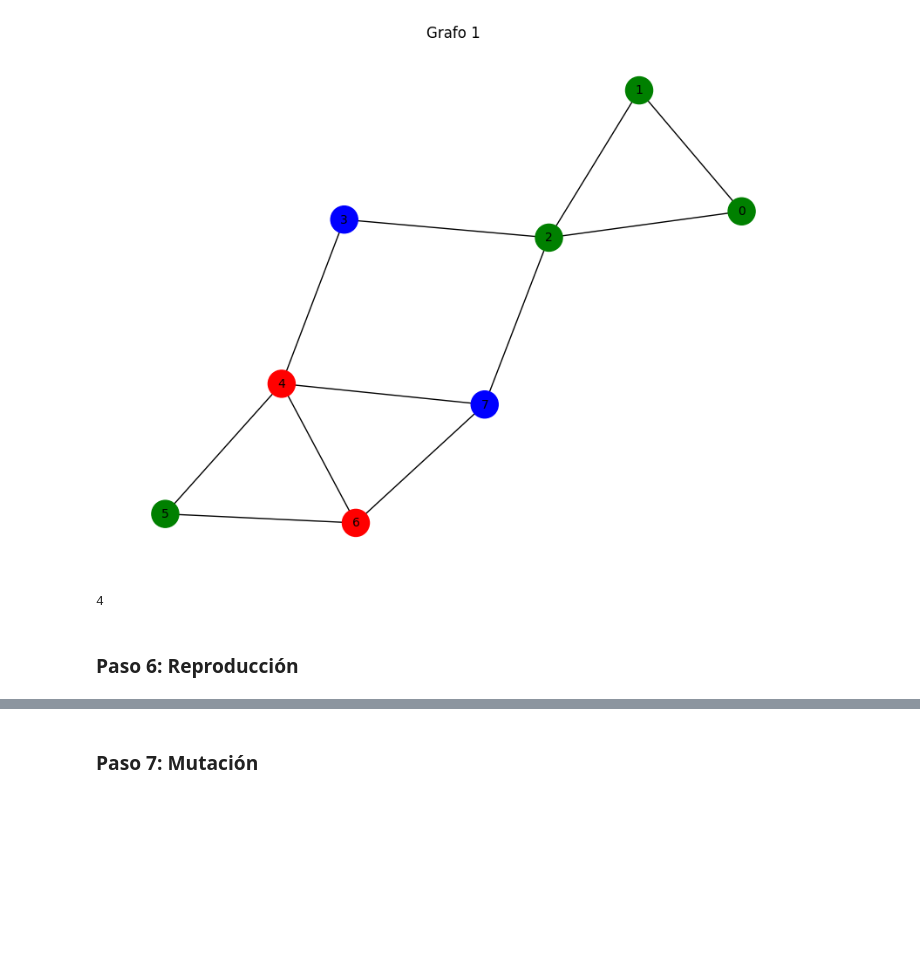
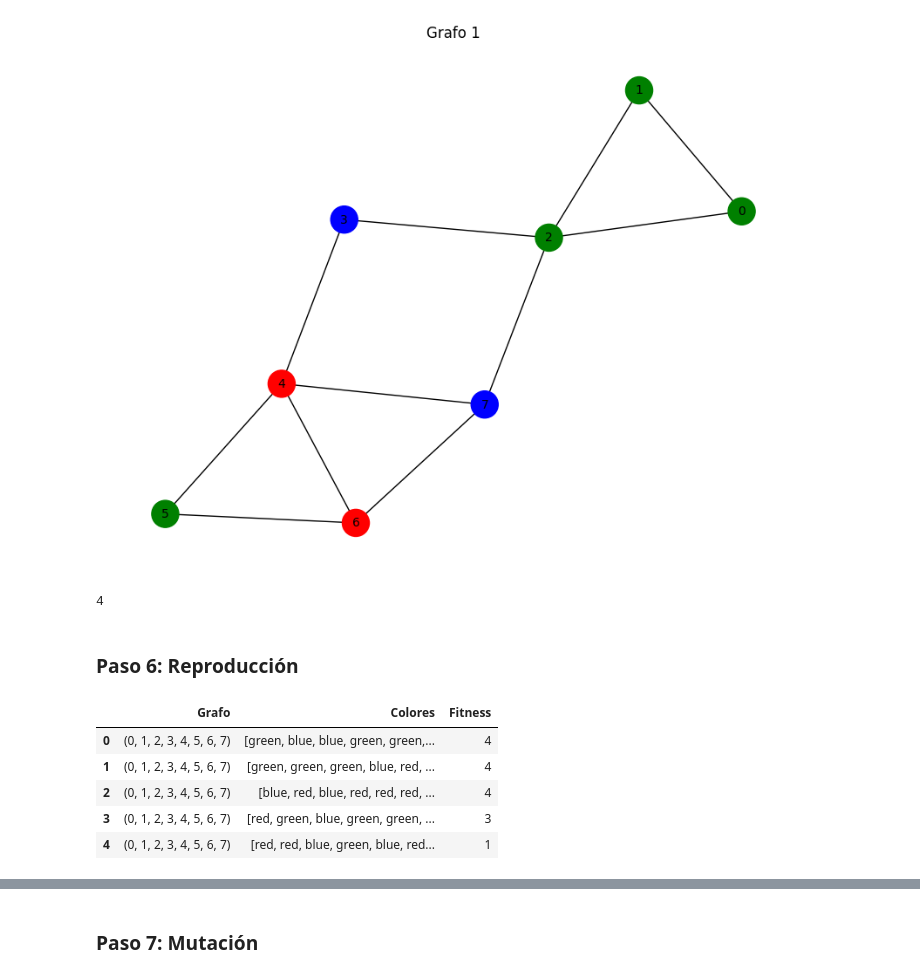
Before and after one commit to marcosd59/IT0425-INTELIGENCIA_ARTIFICIAL, a Jupyter notebook: Parcial 2/Algoritmo Genetico.ipynb, the cells around one changed output, grey strips where cells are left out. Saved outputs shown, nothing was run; the diff lists cells and outputs as text; code cells hidden in the pictures; blank space fills up the shorter version.

```diff
--- a/Parcial 2/Algoritmo Genetico.ipynb
+++ b/Parcial 2/Algoritmo Genetico.ipynb
@@ -233,3 +233,12 @@ calcular_fitness(claves[1])
 4
 # %% [markdown]
 ### Paso 6: Reproducción
+# %%
+df.head()
+# %% [output]
+|  | Grafo | Colores | Fitness |
+| 0 | (0, 1, 2, 3, 4, 5, 6, 7) | [green, blue, blue, green, green,... | 4 |
+| 1 | (0, 1, 2, 3, 4, 5, 6, 7) | [green, green, green, blue, red, ... | 4 |
+| 2 | (0, 1, 2, 3, 4, 5, 6, 7) | [blue, red, blue, red, red, red, ... | 4 |
+| 3 | (0, 1, 2, 3, 4, 5, 6, 7) | [red, green, blue, green, green, ... | 3 |
+| 4 | (0, 1, 2, 3, 4, 5, 6, 7) | [red, red, blue, green, blue, red... | 1 |
```
Also changed, not shown: parts of 7 cells of this notebook.
